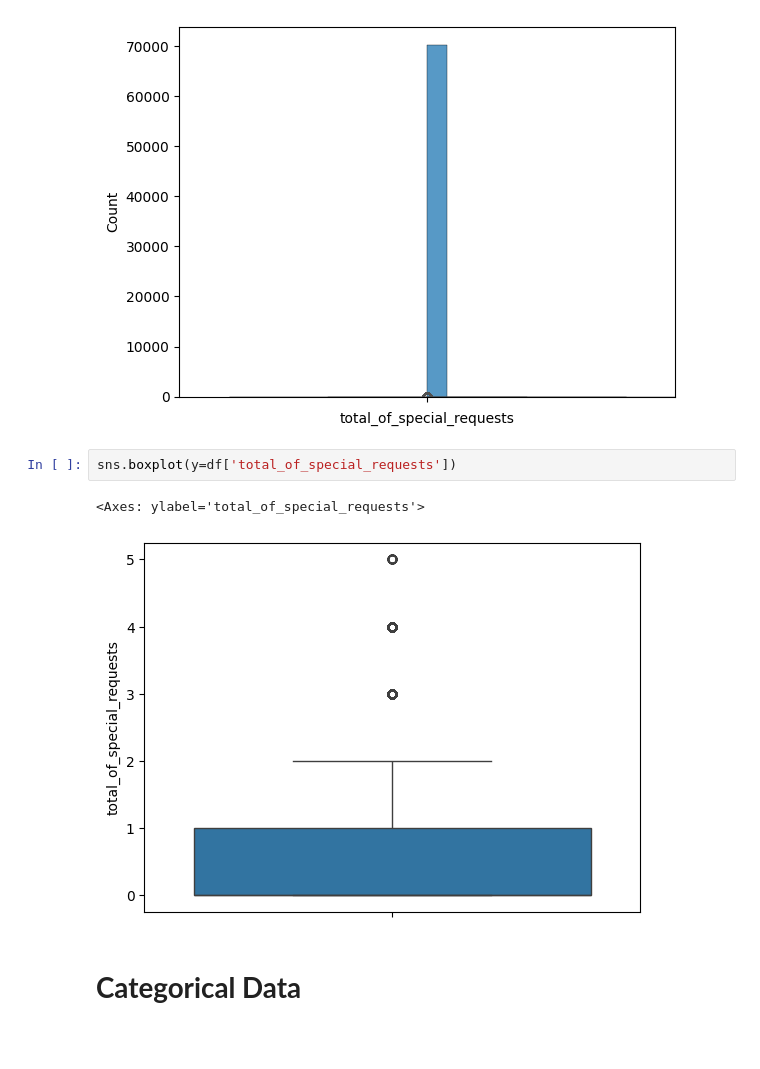
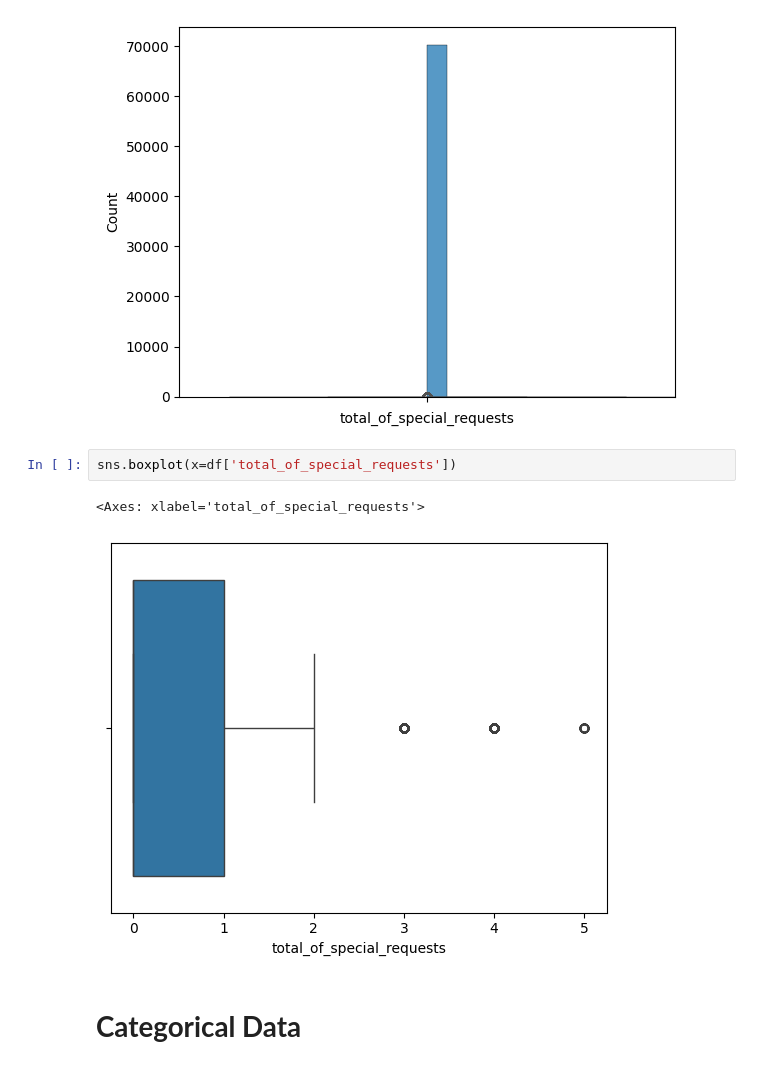
Before and after one commit to Kekkles1/BI-Colab, a Jupyter notebook: BI Assignment.ipynb, the cells around one changed output. Cells and saved outputs as stored; diff of their text form; blank space fills up the shorter version.

```diff
--- a/BI Assignment.ipynb
+++ b/BI Assignment.ipynb
@@ -409,10 +441,10 @@ sns.histplot(df["total_of_special_requests"])
 <Axes: xlabel='total_of_special_requests', ylabel='Count'>
 [figure]
 # %%
-sns.boxplot(y=df['total_of_special_requests'])
+sns.boxplot(x=df['total_of_special_requests'])
 # %% [output]
-<Axes: ylabel='total_of_special_requests'>
+<Axes: xlabel='total_of_special_requests'>
-[figure, old version]
+[figure, new version]
 # %% [markdown]
 # **Categorical Data**
 # %% [markdown]
```
Also changed, not shown: parts of 10 cells of this notebook.
